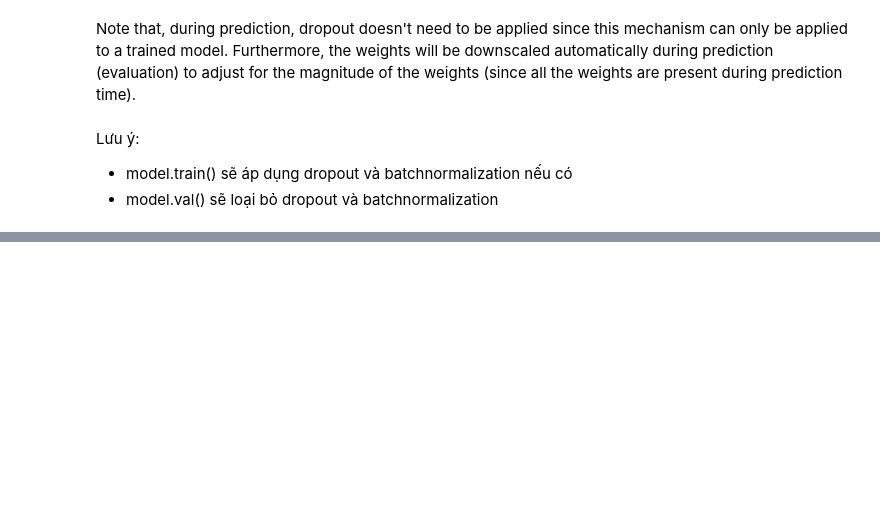
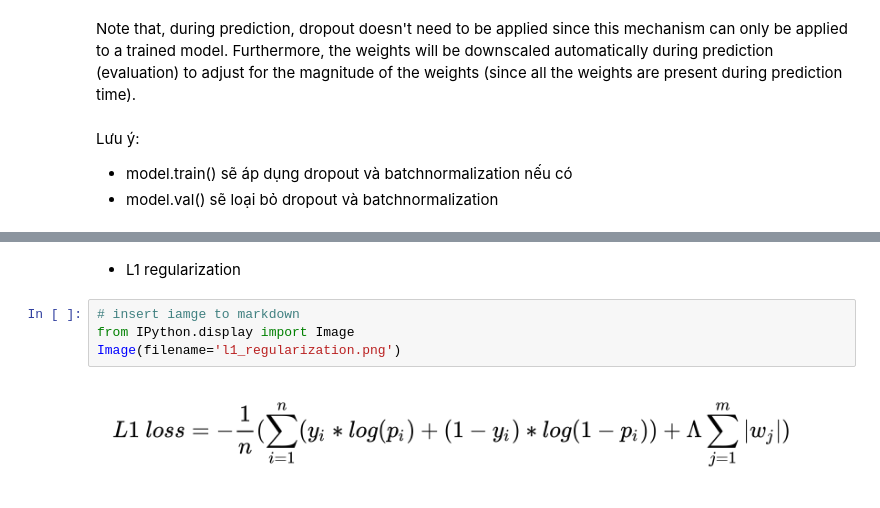
Before and after one commit to longln181599/Modern-Computer-Vision-with-Pytorch, a Jupyter notebook: Chapter 3 Building a Deep Neural Network with PyTorch/chapter 3.ipynb, the cells around one changed output, grey strips where cells are left out. Cells and saved outputs as stored; diff of their text form; blank space fills up the shorter version.

```diff
--- a/Chapter 3 Building a Deep Neural Network with PyTorch/chapter 3.ipynb
+++ b/Chapter 3 Building a Deep Neural Network with PyTorch/chapter 3.ipynb
@@ -1670,0 +1675,8 @@ Impact of regularization
+# %% [markdown]
+* L1 regularization
+# %%
+# insert iamge to markdown
+from IPython.display import Image
+Image(filename='l1_regularization.png')
+# %% [output]
+[figure, added]
```
Also changed, not shown: parts of 31 cells of this notebook, 3 other files.
